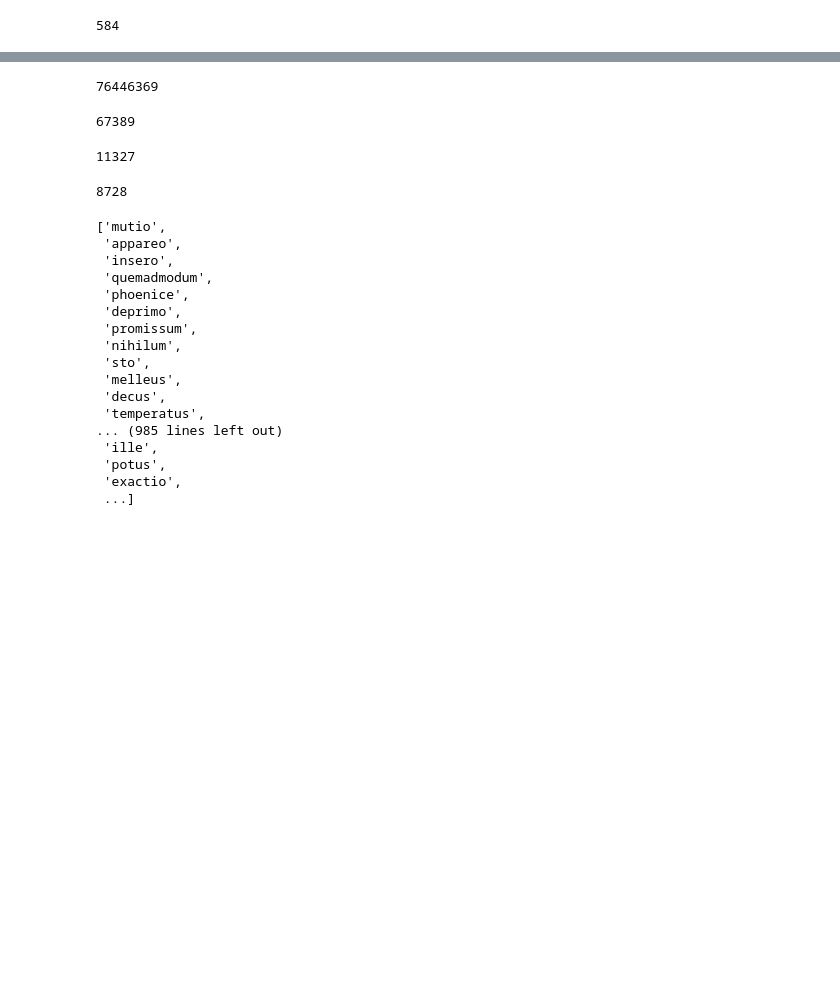
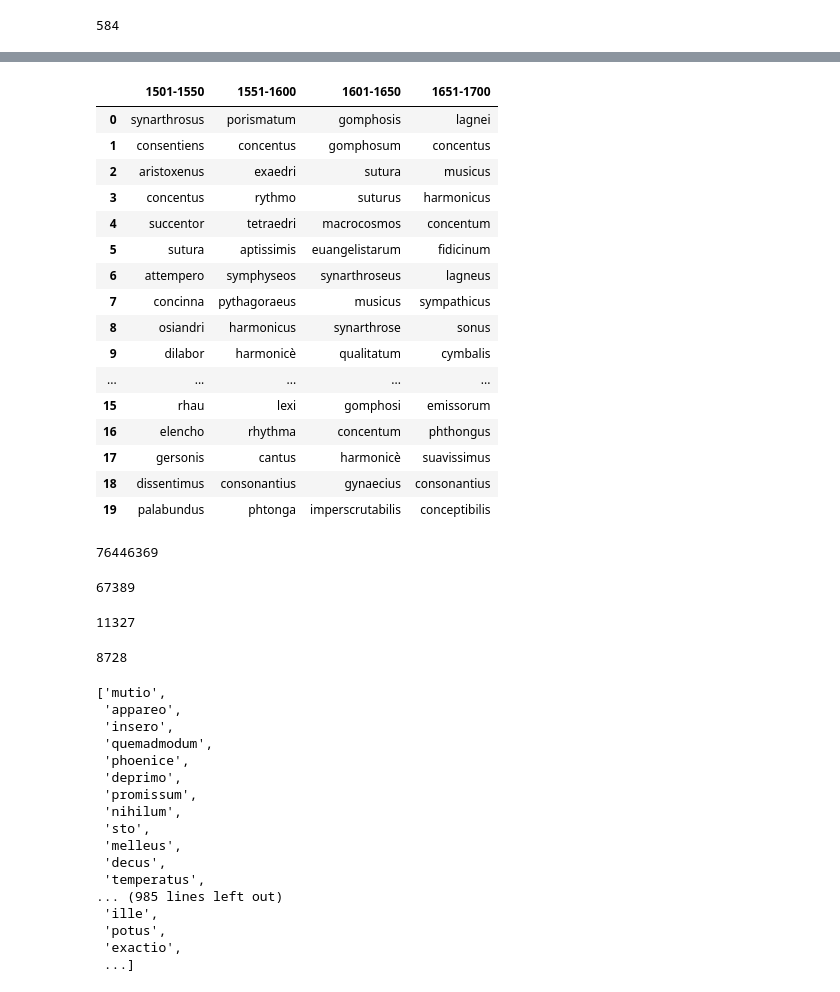
Before and after one commit to CCS-ZCU/noscemus_ETF, a Jupyter notebook: scripts/6_metadata&vocabularies-explorations.ipynb, the cells around one changed output, grey strips where cells are left out. Drawn from its saved outputs; the diff is of its cells as text; code cells hidden in the pictures; blank space fills up the shorter version.

```diff
--- a/scripts/6_metadata&vocabularies-explorations.ipynb
+++ b/scripts/6_metadata&vocabularies-explorations.ipynb
@@ -406,7 +439,7 @@ for tup in sorted(target_coocs_freqs_weighted.items(), key=lambda x:x[1], revers
 # %%
 ids = metadata_table_long[metadata_table_long["file_year"].between(start, end)]["id"] # use the metadata table to extract IDs of all works falling into this period
 
-def get_target_mi(ids, target):
+def get_target_mi(ids, target, topn=20, mincount=5):
     vocab_counter = Counter() # initiate an empty counter of words - we will feed it iterarively on the go by all words we meet
     target_sents = [] # initiate an empty list of sentences containing the target word
     for id in ids: # for each work ID from our subset of IDs
@@ -423,18 +456,35 @@ def get_target_mi(ids, target):
         vocab_counter.update(word_counts) # update the counter by these words
         sents_lemmata_filtered = [] # initiate a new empty list for sentence lemmata filtered by POS tags
         for n in range(len(sents_lemmata)):
-            pos_indices = [t[0] for t in enumerate(sents_pos[n]) if t[1] in ["PROPN", "NOUN","VERB", "ADJ"]] # PROPN
+            try:
+                pos_indices = [t[0] for t in enumerate(sents_pos[n]) if t[1] in ["PROPN", "NOUN","VERB", "ADJ"]]
+            except:
+                pos_indices = []
             sent = sents_lemmata[n]
             try:
                 sent_filtered = [sent[i] for i in pos_indices]
             except:
                 sent_filtered = []
             #sent_filtered = [el for el in sent_filtered if len(el) > 2]
+            sent_filtered = [el for el in sent_filtered if len(el) > 2]
             sents_lemmata_filtered.append(sent_filtered)
         target_sents_local = [sent for sent in sents_lemmata_filtered if target in sent]
         target_sents.extend(target_sents_local)
+    target_sents = [[t for t in sent if vocab_counter[t] >= mincount] for sent in target_sents] # include only words appearing at least five times in the IDs texts
     target_coocs_counts = dict(nltk.FreqDist([t for s in target_sents for t in s]).most_common())
     target_coocs_n = sum(target_coocs_counts.values())
     target_coocs_freqs = dict([(tup[0], tup[1] / target_coocs_n) for tup in target_coocs_counts.items()])
     words_n = sum(vocab_counter.values())
     words_freqs = dict([(tup[0], tup[1] / words_n) for tup in vocab_counter.items()])
+    target_coocs_freqs_weighted = {}
+    for key in target_coocs_freqs.keys():
+        target_coocs_freqs_weighted[key] = np.log((target_coocs_freqs[key])**2 / (words_freqs[key] * words_freqs[target]))
+    target_coocs_topN = list(sorted(target_coocs_freqs_weighted.items(), key=lambda x:x[1], reverse=True))[1:topn +1]
+    target_coocs_topN = [(tup[0], tup[1], vocab_counter[tup[0]], target_coocs_counts[tup[0]]) for tup in target_coocs_topN]
+    return target_coocs_topN
+# %%
+start = 1601
+end = 1603
+ids = metadata_table_long[metadata_table_long["file_year"].between(start, end)]["id"] # use the metadata table to extract IDs of all works falling into this period
+target = "harmonia"
+get_target_mi(ids, target)
@@ -441,3 +512,32 @@ def get_target_mi(ids, target):
+# %%
+periods = [(1501, 1550),
+           (1551, 1600),
+           (1601, 1650),
+           (1651, 1700)]
+data = []
+for per in periods:
+    ids = metadata_table_long[metadata_table_long["file_year"].between(per[0], per[1])]["id"] # use the metadata table to extract IDs of all works falling into this period
+    data.append([tup[0] for tup in get_target_mi(ids, target)])
+# %%
+pd.DataFrame(data, index=[str(tup[0])+"-"+str(tup[1]) for tup in periods]).T
+# %% [output]
+|  | 1501-1550 | 1551-1600 | 1601-1650 | 1651-1700 |
+| 0 | synarthrosus | porismatum | gomphosis | lagnei |
+| 1 | consentiens | concentus | gomphosum | concentus |
+| 2 | aristoxenus | exaedri | sutura | musicus |
+| 3 | concentus | rythmo | suturus | harmonicus |
+| 4 | succentor | tetraedri | macrocosmos | concentum |
+| 5 | sutura | aptissimis | euangelistarum | fidicinum |
+| 6 | attempero | symphyseos | synarthroseus | lagneus |
+| 7 | concinna | pythagoraeus | musicus | sympathicus |
+| 8 | osiandri | harmonicus | synarthrose | sonus |
+| 9 | dilabor | harmonicè | qualitatum | cymbalis |
+| ... | ... | ... | ... | ... |
+| 15 | rhau | lexi | gomphosi | emissorum |
+| 16 | elencho | rhythma | concentum | phthongus |
+| 17 | gersonis | cantus | harmonicè | suavissimus |
+| 18 | dissentimus | consonantius | gynaecius | consonantius |
+| 19 | palabundus | phtonga | imperscrutabilis | conceptibilis |
 # %%
 %%time
 for id in ids:
```
Also changed, not shown: parts of 27 cells of this notebook, 1 other file.
